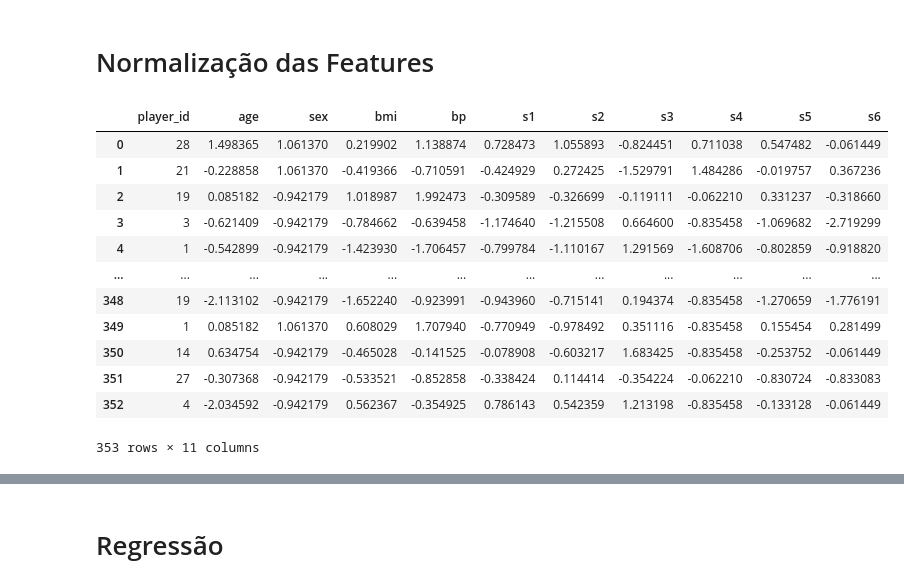
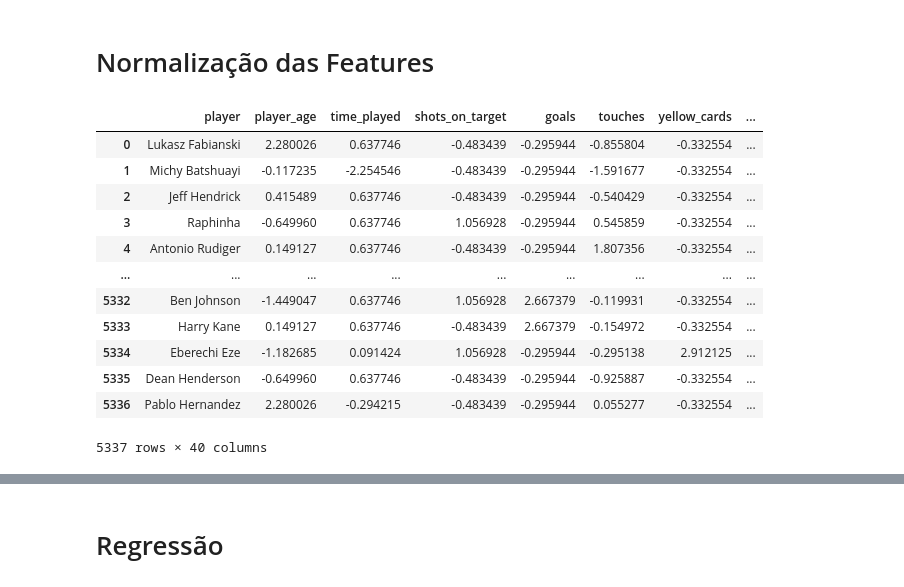
Before and after one commit to augustomaillo/cdaf-performance-influences, a Jupyter notebook: Pipeline.ipynb, the cells around one changed output, grey strips where cells are left out. Saved outputs shown, nothing was run; the diff lists cells and outputs as text; code cells hidden in the pictures.

```diff
--- a/Pipeline.ipynb
+++ b/Pipeline.ipynb
@@ -103,0 +184,3 @@ dataset_converted
+# %%
+dataset_converted.loc[:, 'target'] = dataset_converted.xg
+dataset_converted.drop(columns=['xg'], inplace=True)
@@ -103,0 +204,2 @@ dataset_converted
+# %%
+dataset_converted.fillna(0, inplace=True)
@@ -111,8 +225,7 @@ def split_dataset(dataset, test_percentage):
     Parameters
     ----------
     dataset : pd.DataFrame
-        Dataset to split
-    test_percentage : float
+        Dataset to splittest_percentage : float
         Percentage of data to use for test data
 
     Returns
@@ -186,28 +299,28 @@ def normalize_data(X_train, X_test, y_train, y_test, index_column):
     X_train_normalized[index_column] = X_train[index_column]
     X_test_normalized = pd.DataFrame(X_test_normalized, columns=X_test.drop(index_column, axis=1).columns)
     X_test_normalized.insert(0, index_column, X_test[index_column])
-
-    y_train_normalized = pd.Series(y_scaler.fit_transform(np.reshape(y_train, (-1, 1))).squeeze(), name="target")
-    y_test_normalized = pd.Series(y_scaler.transform(np.reshape(y_test, (-1, 1))).squeeze(), name="target")
-
+    y_train_normalized = pd.Series(y_scaler.fit_transform(np.reshape(y_train.values, (-1, 1))).squeeze(), name="target")
+    y_test_normalized = pd.Series(y_scaler.transform(np.reshape(y_test.values, (-1, 1))).squeeze(), name="target")
+    # y_train_normalized = y_train.values
+    # y_test_normalized = y_test.values
     return X_scaler, y_scaler, X_train_normalized, X_test_normalized, y_train_normalized, y_test_normalized
 # %%
-X_scaler, y_scaler, X_train_normalized, X_test_normalized, y_train_normalized, y_test_normalized = normalize_data(X_train, X_test, y_train, y_test, "player_id")
+X_scaler, y_scaler, X_train_normalized, X_test_normalized, y_train_normalized, y_test_normalized = normalize_data(X_train, X_test, y_train, y_test, "player")
 X_train_normalized
 # %% [output]
-|  | player_id | age | sex | bmi | bp | s1 | s2 | s3 | s4 | s5 | s6 |
-| 0 | 28 | 1.498365 | 1.061370 | 0.219902 | 1.138874 | 0.728473 | 1.055893 | -0.824451 | 0.711038 | 0.547482 | -0.061449 |
-| 1 | 21 | -0.228858 | 1.061370 | -0.419366 | -0.710591 | -0.424929 | 0.272425 | -1.529791 | 1.484286 | -0.019757 | 0.367236 |
-| 2 | 19 | 0.085182 | -0.942179 | 1.018987 | 1.992473 | -0.309589 | -0.326699 | -0.119111 | -0.062210 | 0.331237 | -0.318660 |
-| 3 | 3 | -0.621409 | -0.942179 | -0.784662 | -0.639458 | -1.174640 | -1.215508 | 0.664600 | -0.835458 | -1.069682 | -2.719299 |
-| 4 | 1 | -0.542899 | -0.942179 | -1.423930 | -1.706457 | -0.799784 | -1.110167 | 1.291569 | -1.608706 | -0.802859 | -0.918820 |
-| ... | ... | ... | ... | ... | ... | ... | ... | ... | ... | ... | ... |
-| 348 | 19 | -2.113102 | -0.942179 | -1.652240 | -0.923991 | -0.943960 | -0.715141 | 0.194374 | -0.835458 | -1.270659 | -1.776191 |
-| 349 | 1 | 0.085182 | 1.061370 | 0.608029 | 1.707940 | -0.770949 | -0.978492 | 0.351116 | -0.835458 | 0.155454 | 0.281499 |
-| 350 | 14 | 0.634754 | -0.942179 | -0.465028 | -0.141525 | -0.078908 | -0.603217 | 1.683425 | -0.835458 | -0.253752 | -0.061449 |
-| 351 | 27 | -0.307368 | -0.942179 | -0.533521 | -0.852858 | -0.338424 | 0.114414 | -0.354224 | -0.062210 | -0.830724 | -0.833083 |
-| 352 | 4 | -2.034592 | -0.942179 | 0.562367 | -0.354925 | 0.786143 | 0.542359 | 1.213198 | -0.835458 | -0.133128 | -0.061449 |
+|  | player | player_age | time_played | shots_on_target | goals | touches | yellow_cards | ... |
+| 0 | Lukasz Fabianski | 2.280026 | 0.637746 | -0.483439 | -0.295944 | -0.855804 | -0.332554 | ... |
+| 1 | Michy Batshuayi | -0.117235 | -2.254546 | -0.483439 | -0.295944 | -1.591677 | -0.332554 | ... |
+| 2 | Jeff Hendrick | 0.415489 | 0.637746 | -0.483439 | -0.295944 | -0.540429 | -0.332554 | ... |
+| 3 | Raphinha | -0.649960 | 0.637746 | 1.056928 | -0.295944 | 0.545859 | -0.332554 | ... |
+| 4 | Antonio Rudiger | 0.149127 | 0.637746 | -0.483439 | -0.295944 | 1.807356 | -0.332554 | ... |
+| ... | ... | ... | ... | ... | ... | ... | ... | ... |
+| 5332 | Ben Johnson | -1.449047 | 0.637746 | 1.056928 | 2.667379 | -0.119931 | -0.332554 | ... |
+| 5333 | Harry Kane | 0.149127 | 0.637746 | -0.483439 | 2.667379 | -0.154972 | -0.332554 | ... |
+| 5334 | Eberechi Eze | -1.182685 | 0.091424 | 1.056928 | -0.295944 | -0.295138 | 2.912125 | ... |
+| 5335 | Dean Henderson | -0.649960 | 0.637746 | -0.483439 | -0.295944 | -0.925887 | -0.332554 | ... |
+| 5336 | Pablo Hernandez | 2.280026 | -0.294215 | -0.483439 | -0.295944 | 0.055277 | -0.332554 | ... |
-353 rows × 11 columns
+5337 rows × 40 columns
 # %%
 y_train_normalized
 # %% [output]
```
Also changed, not shown: parts of 28 cells of this notebook.
